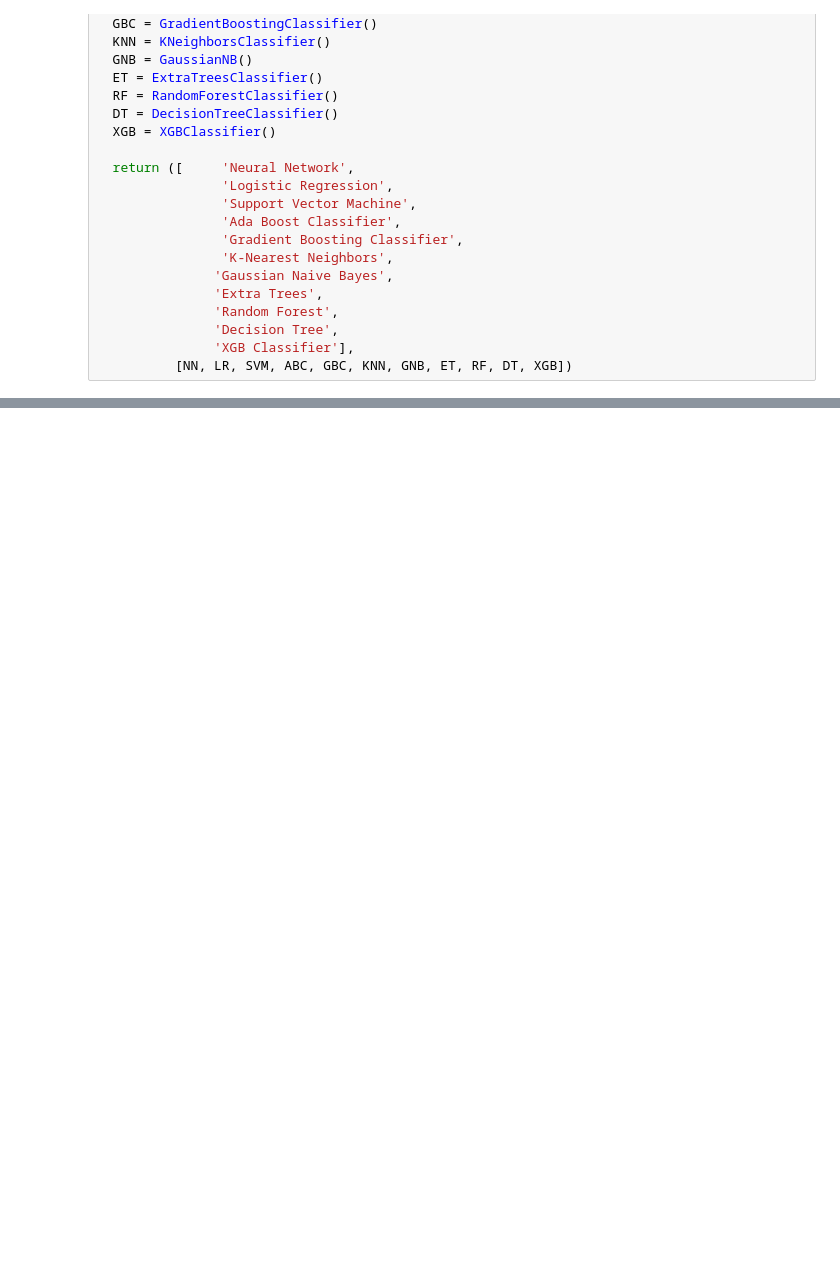
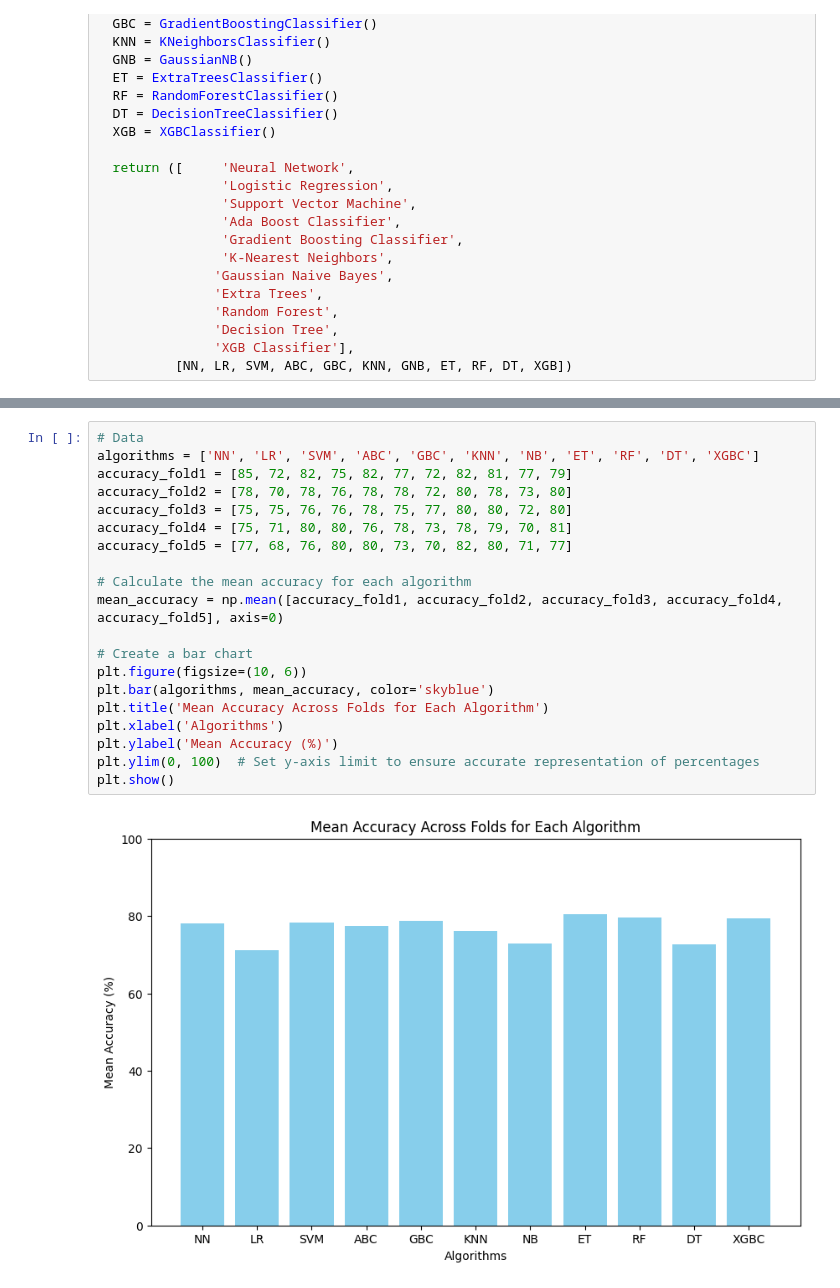
Before and after one commit to lemmynation/DataScienceEcosystem, a Jupyter notebook: Diabetes_Prediction_Papers.ipynb, the cells around one changed output, grey strips where cells are left out. Cells and saved outputs as stored; diff of their text form; blank space fills up the shorter version.

```diff
--- a/Diabetes_Prediction_Papers.ipynb
+++ b/Diabetes_Prediction_Papers.ipynb
@@ -503,3 +503,25 @@ accuracy
 | Diabetes CV_2 | 0.75 | 0.75 | 0.80 | 0.76 | 0.78 | ... |
 | Diabetes CV_3 | 0.75 | 0.71 | 0.76 | 0.80 | 0.76 | ... |
 | Diabetes CV_4 | 0.77 | 0.68 | 0.80 | 0.80 | 0.80 | ... |
+# %%
+# Data
+algorithms = ['NN', 'LR', 'SVM', 'ABC', 'GBC', 'KNN', 'NB', 'ET', 'RF', 'DT', 'XGBC']
+accuracy_fold1 = [85, 72, 82, 75, 82, 77, 72, 82, 81, 77, 79]
+accuracy_fold2 = [78, 70, 78, 76, 78, 78, 72, 80, 78, 73, 80]
+accuracy_fold3 = [75, 75, 76, 76, 78, 75, 77, 80, 80, 72, 80]
+accuracy_fold4 = [75, 71, 80, 80, 76, 78, 73, 78, 79, 70, 81]
+accuracy_fold5 = [77, 68, 76, 80, 80, 73, 70, 82, 80, 71, 77]
+
+# Calculate the mean accuracy for each algorithm
+mean_accuracy = np.mean([accuracy_fold1, accuracy_fold2, accuracy_fold3, accuracy_fold4, accuracy_fold5], axis=0)
+
+# Create a bar chart
+plt.figure(figsize=(10, 6))
+plt.bar(algorithms, mean_accuracy, color='skyblue')
+plt.title('Mean Accuracy Across Folds for Each Algorithm')
+plt.xlabel('Algorithms')
+plt.ylabel('Mean Accuracy (%)')
+plt.ylim(0, 100)  # Set y-axis limit to ensure accurate representation of percentages
+plt.show()
+# %% [output]
+[figure, added]
```
Also changed, not shown: parts of 2 cells of this notebook.
